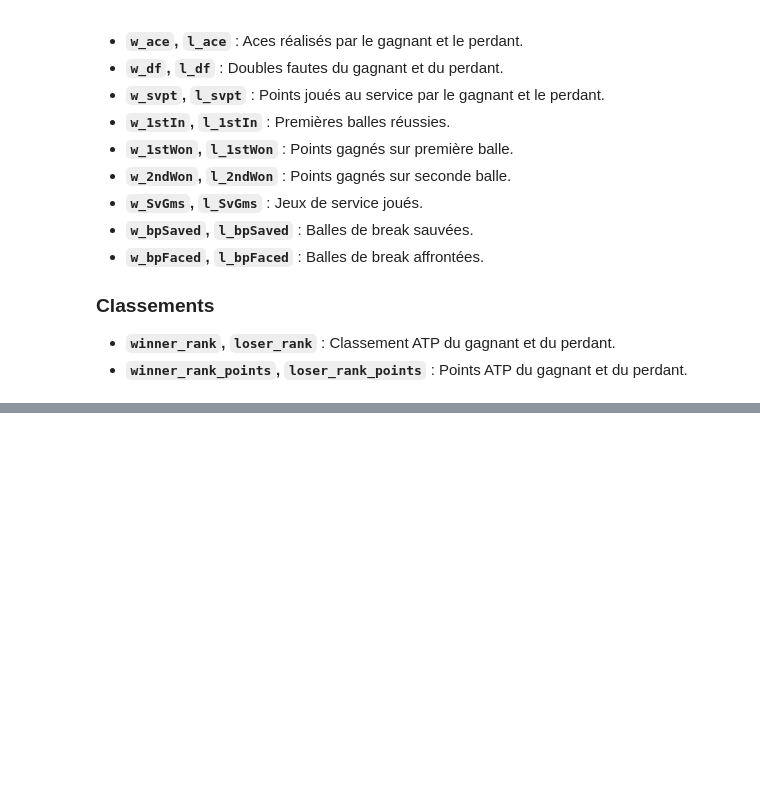
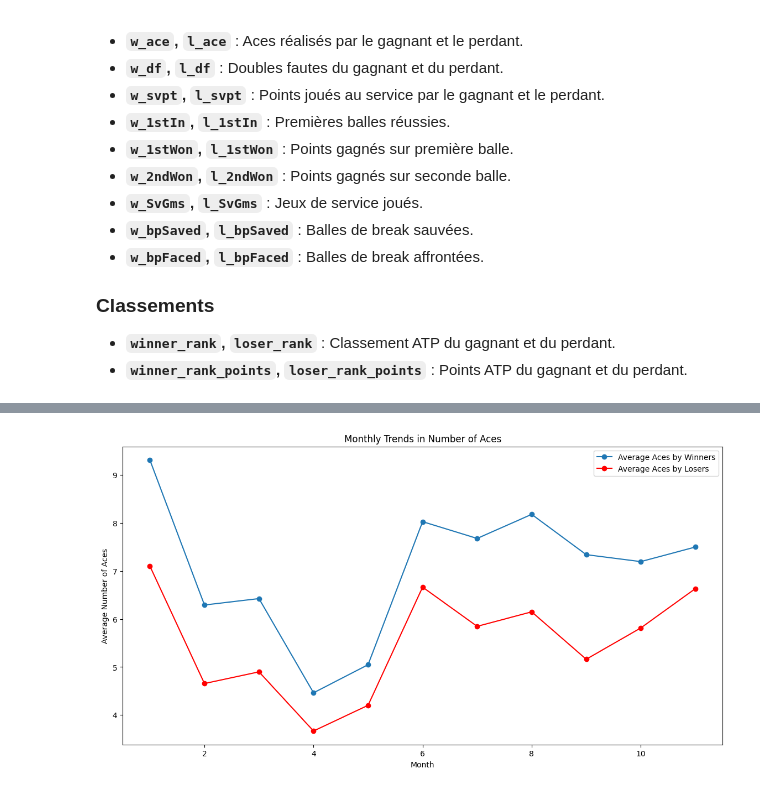
Before and after one commit to mathias1376/projetdata25, a Jupyter notebook: analyse_descriptive_data.ipynb, the cells around one changed output, grey strips where cells are left out. Saved outputs shown, nothing was run; the diff lists cells and outputs as text; code cells hidden in the pictures; blank space fills up the shorter version.

```diff
--- a/analyse_descriptive_data.ipynb
+++ b/analyse_descriptive_data.ipynb
@@ -85,0 +182,12 @@ Cette base de données contient des informations détaillées sur les matchs de
+# %%
+data['tourney_date'] = pd.to_datetime(data['tourney_date'], format='%Y%m%d')
+plt.figure(figsize=(14, 7))
+data.groupby(data['tourney_date'].dt.month)['w_ace'].mean().plot(kind='line', marker='o', label='Average Aces by Winners')
+data.groupby(data['tourney_date'].dt.month)['l_ace'].mean().plot(kind='line', color='red', marker='o', label='Average Aces by Losers')
+plt.title('Monthly Trends in Number of Aces')
+plt.xlabel('Month')
+plt.ylabel('Average Number of Aces')
+plt.legend()
+plt.show()
+# %% [output]
+[figure, added]
```
Also changed, not shown: parts of 13 cells of this notebook.
